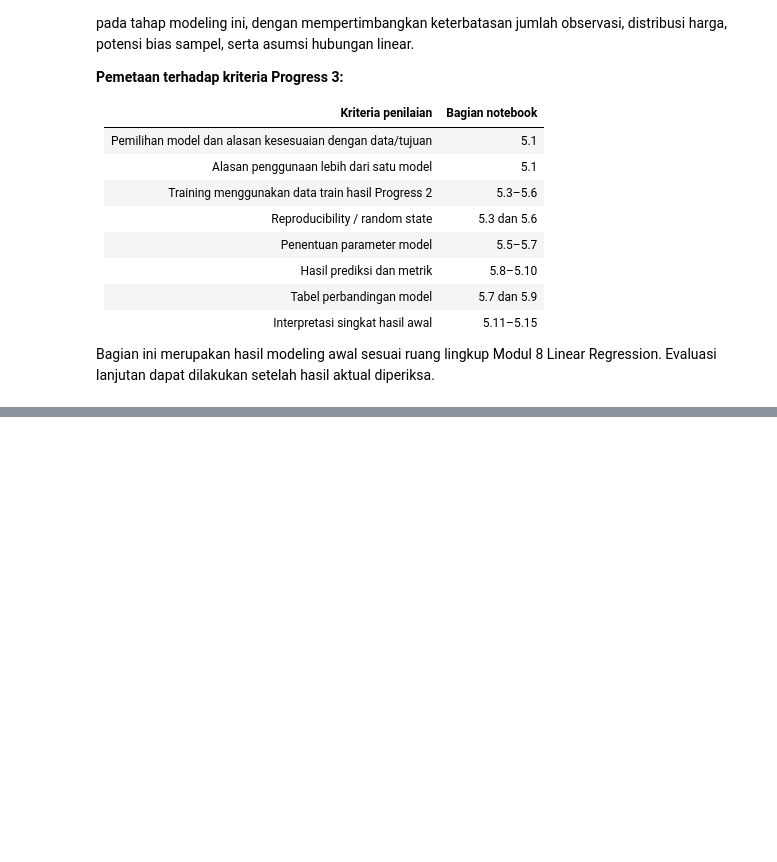
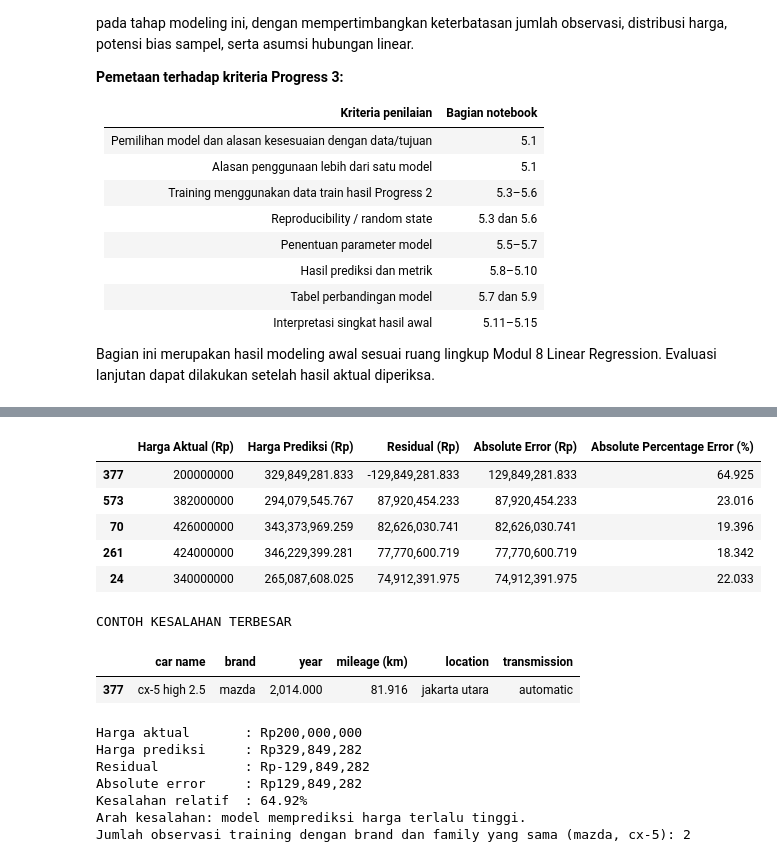
Before and after one commit to TimothyPadang/32_IF-C_bersifatopsional, a Jupyter notebook: Notebook/Prediksi_Harga_Mobil_Bekas_Regresi.ipynb, the cells around one changed output, grey strips where cells are left out. Cells and saved outputs as stored; diff of their text form; code cells hidden in the pictures; blank space fills up the shorter version.

```diff
--- a/Notebook/Prediksi_Harga_Mobil_Bekas_Regresi.ipynb
+++ b/Notebook/Prediksi_Harga_Mobil_Bekas_Regresi.ipynb
@@ -2924,0 +3143,68 @@ Bagian ini merupakan hasil modeling awal sesuai ruang lingkup Modul 8 Linear Reg
+# %%
+error_analysis = pd.DataFrame(index=y_test.index)
+error_analysis["Harga Aktual (Rp)"] = y_test
+error_analysis["Harga Prediksi (Rp)"] = selected_test_prediction
+error_analysis["Residual (Rp)"] = (
+    error_analysis["Harga Aktual (Rp)"] -
+    error_analysis["Harga Prediksi (Rp)"]
+)
+error_analysis["Absolute Error (Rp)"] = error_analysis["Residual (Rp)"].abs()
+error_analysis["Absolute Percentage Error (%)"] = (
+    error_analysis["Absolute Error (Rp)"] /
+    error_analysis["Harga Aktual (Rp)"] * 100
+)
+
+display(
+    error_analysis.sort_values("Absolute Error (Rp)", ascending=False).head(5)
+)
+
+worst_error_index = error_analysis["Absolute Error (Rp)"].idxmax()
+worst_error = error_analysis.loc[worst_error_index]
+case_columns = [
+    column for column in
+    ["car name", "brand", "year", "mileage (km)", "location", "transmission"]
+    if column in df.columns
+]
+
+print("CONTOH KESALAHAN TERBESAR")
+display(df.loc[[worst_error_index], case_columns])
+
+print(f"Harga aktual       : Rp{worst_error['Harga Aktual (Rp)']:,.0f}")
+print(f"Harga prediksi     : Rp{worst_error['Harga Prediksi (Rp)']:,.0f}")
+print(f"Residual           : Rp{worst_error['Residual (Rp)']:,.0f}")
+print(f"Absolute error     : Rp{worst_error['Absolute Error (Rp)']:,.0f}")
+print(f"Kesalahan relatif  : {worst_error['Absolute Percentage Error (%)']:.2f}%")
+
+if worst_error["Residual (Rp)"] < 0:
+    print("Arah kesalahan: model memprediksi harga terlalu tinggi.")
+else:
+    print("Arah kesalahan: model memprediksi harga terlalu rendah.")
+
+if "family" in X_train.columns and "brand" in X_train.columns:
+    case_family = X_test.loc[worst_error_index, "family"]
+    case_brand = X_test.loc[worst_error_index, "brand"]
+    similar_count = int(
+        ((X_train["family"] == case_family) &
+         (X_train["brand"] == case_brand)).sum()
+    )
+    print(
+        f"Jumlah observasi training dengan brand dan family yang sama "
+        f"({case_brand}, {case_family}): {similar_count}"
+    )
+# %% [output]
+|  | Harga Aktual (Rp) | Harga Prediksi (Rp) | Residual (Rp) | Absolute Error (Rp) | Absolute Percentage Error (%) |
+| 377 | 200000000 | 329,849,281.833 | -129,849,281.833 | 129,849,281.833 | 64.925 |
+| 573 | 382000000 | 294,079,545.767 | 87,920,454.233 | 87,920,454.233 | 23.016 |
+| 70 | 426000000 | 343,373,969.259 | 82,626,030.741 | 82,626,030.741 | 19.396 |
+| 261 | 424000000 | 346,229,399.281 | 77,770,600.719 | 77,770,600.719 | 18.342 |
+| 24 | 340000000 | 265,087,608.025 | 74,912,391.975 | 74,912,391.975 | 22.033 |
+CONTOH KESALAHAN TERBESAR
+|  | car name | brand | year | mileage (km) | location | transmission |
+| 377 | cx-5 high 2.5 | mazda | 2,014.000 | 81.916 | jakarta utara | automatic |
+Harga aktual       : Rp200,000,000
+Harga prediksi     : Rp329,849,282
+Residual           : Rp-129,849,282
+Absolute error     : Rp129,849,282
+Kesalahan relatif  : 64.92%
+Arah kesalahan: model memprediksi harga terlalu tinggi.
+Jumlah observasi training dengan brand dan family yang sama (mazda, cx-5): 2
```
Also changed, not shown: parts of 20 cells of this notebook.
